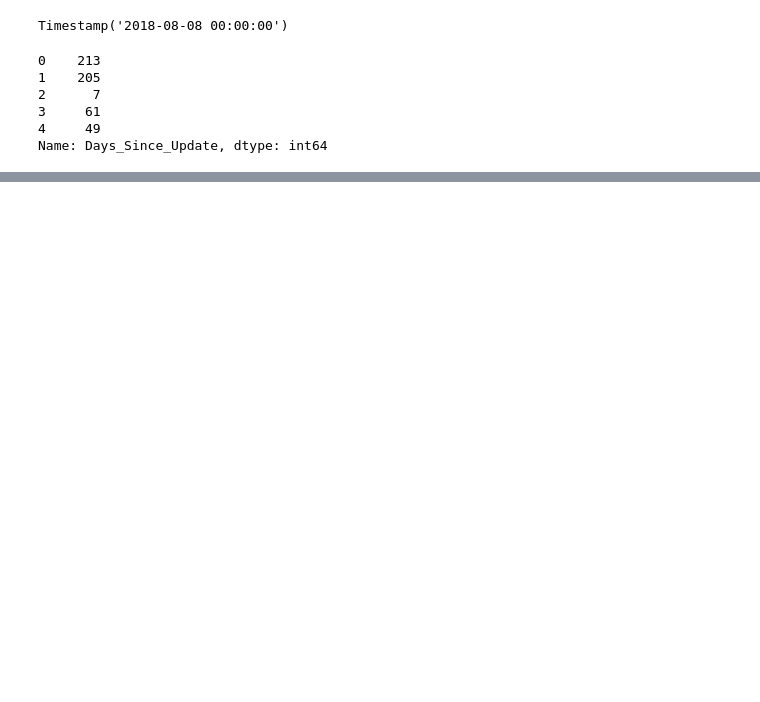
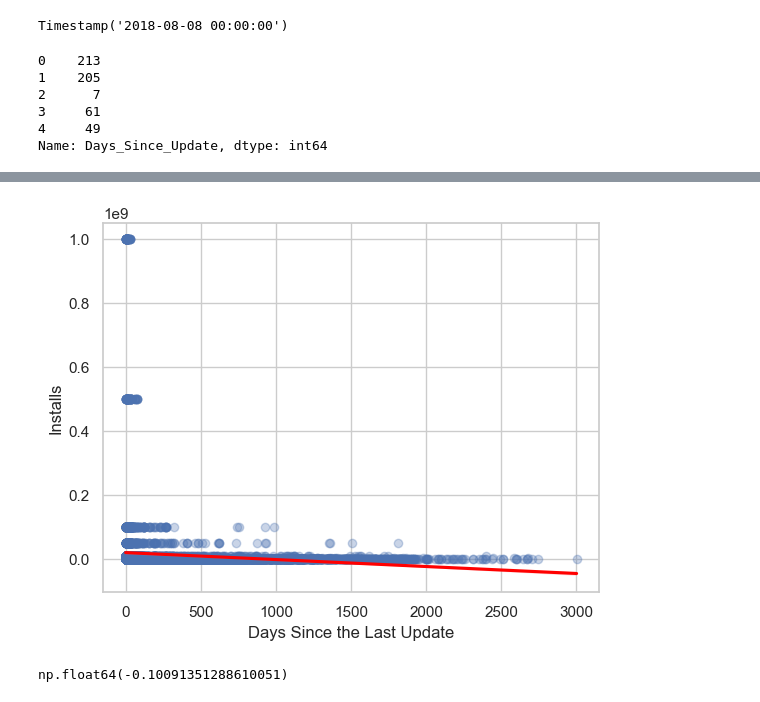
Before and after one commit to Harish-Senthilkumar/google-play-store-analysis, a Jupyter notebook: notebooks/analysis.ipynb, the cells around one changed output, grey strips where cells are left out. Drawn from its saved outputs; the diff is of its cells as text; code cells hidden in the pictures; blank space fills up the shorter version.

```diff
--- a/notebooks/analysis.ipynb
+++ b/notebooks/analysis.ipynb
@@ -567,0 +596,18 @@ Name: Days_Since_Update, dtype: int64
+# %%
+sns.regplot(data=gps_data, x='Days_Since_Update', y='Installs', scatter_kws={'alpha': 0.3}, line_kws={'color': 'red'})
+plt.xlabel("Days Since the Last Update")
+plt.ylabel("Installs")
+plt.show()
+# %% [output]
+[figure, added]
+# %%
+'''
+We can see the negative slope and determine that as days since last update increases,
+the installs goes down. So there is a negative slope
+
+Let's see if the correlation proves it
+'''
+
+gps_data['Days_Since_Update'].corr(gps_data['Installs']) # Correlation is: ~ -0.101
+# %% [output]
+np.float64(-0.10091351288610051)
```
Also changed, not shown: parts of 6 cells of this notebook.
